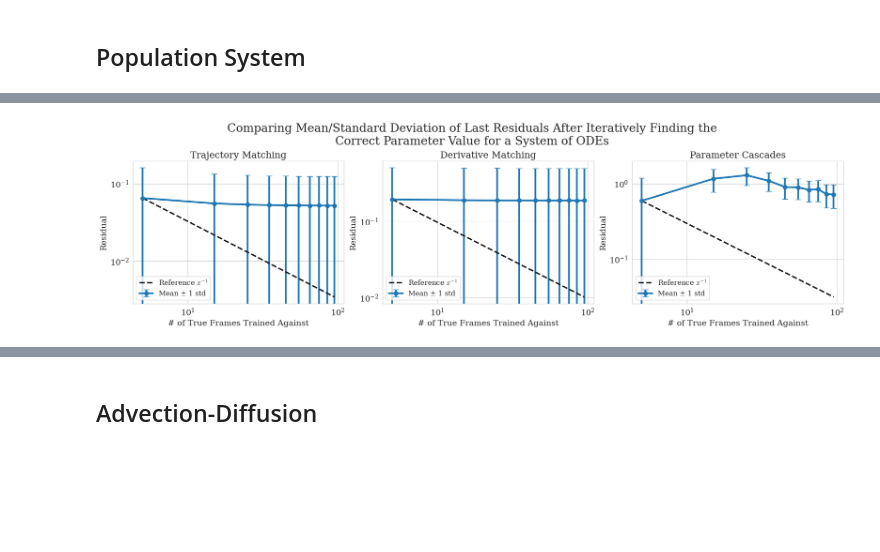
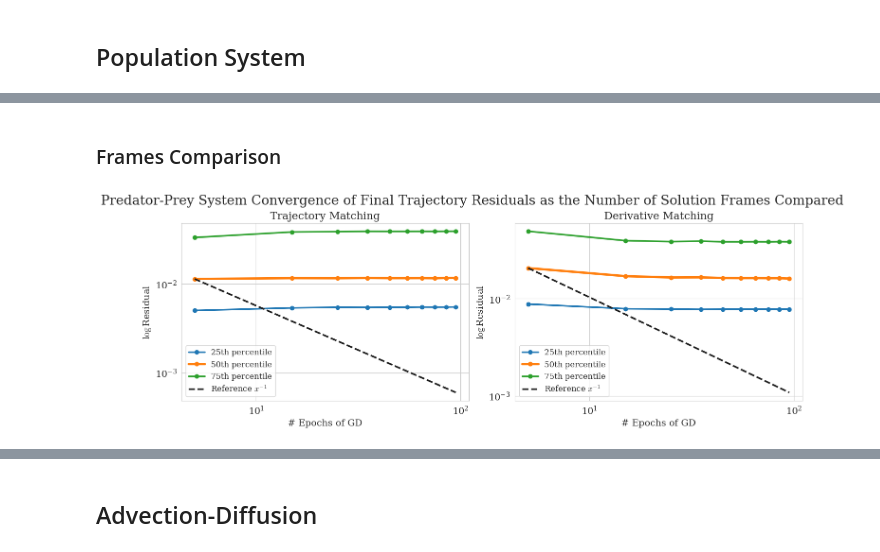
Before and after one commit to dkrawciw/PDE-Constrained-Optimization, a Jupyter notebook: notebooks/parameter_estimation.ipynb, the cells around one changed output, grey strips where cells are left out. Drawn from its saved outputs; the diff is of its cells as text; code cells hidden in the pictures; blank space fills up the shorter version.

Commit message:
Refactoring the population system to be predator_prey system and cleaned up jupyter notebook

```diff
--- a/notebooks/parameter_estimation.ipynb
+++ b/notebooks/parameter_estimation.ipynb
@@ -154,0 +34,15 @@ plt.tight_layout()
+# %%
+with open(OUTPUT_DIR / "parameter_estimation_predator_prey.pkl", "rb") as f:
+    plotting_obj = pkl.load(f)
+
+trajectory_residual_obj = plotting_obj["trajectory_residual_obj"]
+derivative_residual_obj = plotting_obj["derivative_residual_obj"]
+
+num_frames_list = trajectory_residual_obj["num_frames_list"]
+epochs_list = trajectory_residual_obj["epochs_list"]
+
+trajectory_frame_samples = trajectory_residual_obj["frame_samples_trajectory"]
+trajectory_epoch_samples = trajectory_residual_obj["epoch_samples_trajectory"]
+
+derivative_frame_samples = derivative_residual_obj["frame_samples_trajectory"]
+derivative_epoch_samples = derivative_residual_obj["epoch_samples_trajectory"]
@@ -155,66 +91,42 @@ plt.tight_layout()
+# %% [markdown]
+### Frames Comparison
 # %%
-with open(OUTPUT_DIR / "residual_trajectory_matching.pkl", "rb") as f:
-    trajectory_data = pkl.load(f)
-
-with open(OUTPUT_DIR / "residual_derivative_matching.pkl", "rb") as f:
-    derivative_data = pkl.load(f)
-
-with open(OUTPUT_DIR / "residual_cascade_parameter_estimation.pkl", "rb") as f:
-    cascade_data = pkl.load(f)
-
-num_frames_list = cascade_data["num_frames_list"]
-trajectory_samples = trajectory_data["residual_samples"]
-derivative_samples = derivative_data["residual_samples"]
-cascade_samples = cascade_data["residual_samples"]
+num_frames_list = num_frames_list
+trajectory_samples = trajectory_frame_samples
+derivative_samples = derivative_frame_samples
 
 x = np.array(num_frames_list, dtype=float)
 
 trajectory_samples = np.array(trajectory_samples, dtype=float)
 derivative_samples = np.array(derivative_samples, dtype=float)
-cascade_samples = np.array(cascade_samples, dtype=float)
 
 plot_data = [
     ("Trajectory Matching", trajectory_samples),
     ("Derivative Matching", derivative_samples),
-    ("Parameter Cascades", cascade_samples),
 ]
 
-fig, axes = plt.subplots(1, 3, figsize=(18, 5), constrained_layout=True)
+fig, axes = plt.subplots(1, 2, figsize=(14, 5), constrained_layout=True)
 
 for ax, (title, samples) in zip(axes, plot_data):
-    sample_mean = samples.mean(axis=1)
-    sample_std = samples.std(axis=1, ddof=1)
+    q25 = np.percentile(samples, 25, axis=1)
+    q50 = np.percentile(samples, 50, axis=1)
+    q75 = np.percentile(samples, 75, axis=1)
 
-    ax.errorbar(
-        x,
-        sample_mean,
-        yerr=sample_std,
-        marker="o",
-        linewidth=3,
-        markersize=7,
-        capsize=5,
-        label="Mean ± 1 std",
-    )
+    ax.loglog(x, q25, marker="o", linewidth=2.5, label="25th percentile")
+    ax.loglog(x, q50, marker="o", linewidth=3.5, label="50th percentile")
+    ax.loglog(x, q75, marker="o", linewidth=2.5, label="75th percentile")
 
-    # Scale reference 1/x to match the first mean value.
-    reference = sample_mean[0] * (x[0] / x)
-
-    ax.loglog(
-        x,
-        reference,
-        "k--",
-        linewidth=2.5,
-        label=r"Reference $x^{-1}$",
-    )
+    reference = q50[0] * (x[0] / x)
+    ax.loglog(x, reference, "k--", linewidth=2.5, label=r"Reference $x^{-1}$")
 
     ax.set_title(title)
-    ax.set_xlabel("# of True Frames Trained Against")
-    ax.set_ylabel("Residual")
+    ax.set_xlabel("# Epochs of GD")
+    ax.set_ylabel(r"$\log$Residual")
     ax.legend()
 
-# fig.suptitle("Residual vs Number of Observed Frames", fontsize=20)
-fig.suptitle("Comparing Mean/Standard Deviation of Last Residuals After Iteratively Finding the\nCorrect Parameter Value for a System of ODEs", fontsize=20)
-plt.savefig(OUTPUT_DIR / "residual_methods_by_frames_mean.svg")
+# fig.suptitle("Residual Percentiles vs Number of Observed Frames", fontsize=20)
+fig.suptitle("Predator-Prey System Convergence of Final Trajectory Residuals as the Number of Solution Frames Compared", fontsize=20)
+plt.savefig(OUTPUT_DIR / "populationsystem_residual_methods_percentiles_by_frames.svg")
 plt.show()
 # %% [output]
-[figure, old version]
+[figure, new version]
```
Also changed, not shown: parts of 21 cells of this notebook, 3 other files.
